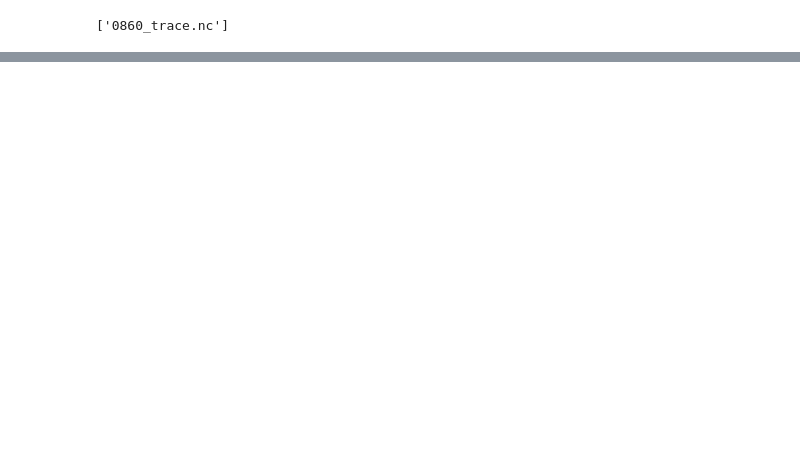
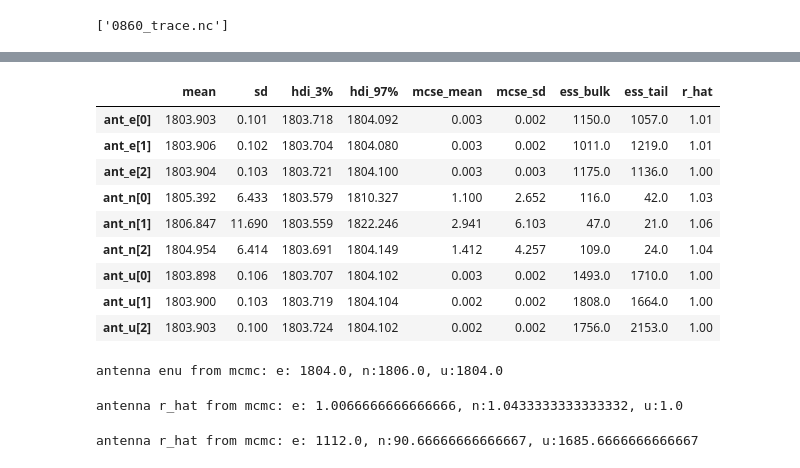
Before and after one commit to KomalKaur0/eigsep_hrzn_mapping, a Jupyter notebook: notebooks/EIGSEP Image Fit.ipynb, the cells around one changed output, grey strips where cells are left out. Saved outputs shown, nothing was run; the diff lists cells and outputs as text; code cells hidden in the pictures; blank space fills up the shorter version.

```diff
--- a/notebooks/EIGSEP Image Fit.ipynb
+++ b/notebooks/EIGSEP Image Fit.ipynb
@@ -316,0 +333,41 @@ NameError: name 'terrain_plot' is not defined
+# %%
+summary = arviz.summary(posterior)
+summary
+# %% [output]
+|  | mean | sd | hdi_3% | hdi_97% | mcse_mean | mcse_sd | ess_bulk | ess_tail | r_hat |
+| ant_e[0] | 1803.903 | 0.101 | 1803.718 | 1804.092 | 0.003 | 0.002 | 1150.0 | 1057.0 | 1.01 |
+| ant_e[1] | 1803.906 | 0.102 | 1803.704 | 1804.080 | 0.003 | 0.002 | 1011.0 | 1219.0 | 1.01 |
+| ant_e[2] | 1803.904 | 0.103 | 1803.721 | 1804.100 | 0.003 | 0.003 | 1175.0 | 1136.0 | 1.00 |
+| ant_n[0] | 1805.392 | 6.433 | 1803.579 | 1810.327 | 1.100 | 2.652 | 116.0 | 42.0 | 1.03 |
+| ant_n[1] | 1806.847 | 11.690 | 1803.559 | 1822.246 | 2.941 | 6.103 | 47.0 | 21.0 | 1.06 |
+| ant_n[2] | 1804.954 | 6.414 | 1803.691 | 1804.149 | 1.412 | 4.257 | 109.0 | 24.0 | 1.04 |
+| ant_u[0] | 1803.898 | 0.106 | 1803.707 | 1804.102 | 0.003 | 0.002 | 1493.0 | 1710.0 | 1.00 |
+| ant_u[1] | 1803.900 | 0.103 | 1803.719 | 1804.104 | 0.002 | 0.002 | 1808.0 | 1664.0 | 1.00 |
+| ant_u[2] | 1803.903 | 0.100 | 1803.724 | 1804.102 | 0.002 | 0.002 | 1756.0 | 2153.0 | 1.00 |
+# %%
+avgs = summary['mean']
+mean_ant_e = np.mean([avgs['ant_e[0]'], avgs['ant_e[1]'], avgs['ant_e[2]']])
+mean_ant_n = np.mean([avgs['ant_n[0]'], avgs['ant_n[1]'], avgs['ant_n[2]']])
+mean_ant_u = np.mean([avgs['ant_u[0]'], avgs['ant_u[1]'], avgs['ant_u[2]']])
+
+print(f'antenna enu from mcmc: e: {np.round(mean_ant_e)}, n:{np.round(mean_ant_n)}, u:{np.round(mean_ant_u)}')
+# %% [output]
+antenna enu from mcmc: e: 1804.0, n:1806.0, u:1804.0
+# %%
+avgs = summary['r_hat']
+mean_r_hat_e = np.mean([avgs['ant_e[0]'], avgs['ant_e[1]'], avgs['ant_e[2]']])
+mean_r_hat_n = np.mean([avgs['ant_n[0]'], avgs['ant_n[1]'], avgs['ant_n[2]']])
+mean_r_hat_u = np.mean([avgs['ant_u[0]'], avgs['ant_u[1]'], avgs['ant_u[2]']])
+
+print(f'antenna r_hat from mcmc: e: {mean_r_hat_e}, n:{mean_r_hat_n}, u:{mean_r_hat_u}')
+# %% [output]
+antenna r_hat from mcmc: e: 1.0066666666666666, n:1.0433333333333332, u:1.0
+# %%
+avgs = summary['ess_bulk']
+mean_ess_bulk_e = np.mean([avgs['ant_e[0]'], avgs['ant_e[1]'], avgs['ant_e[2]']])
+mean_ess_bulk_n = np.mean([avgs['ant_n[0]'], avgs['ant_n[1]'], avgs['ant_n[2]']])
+mean_ess_bulk_u = np.mean([avgs['ant_u[0]'], avgs['ant_u[1]'], avgs['ant_u[2]']])
+
+print(f'antenna r_hat from mcmc: e: {mean_ess_bulk_e}, n:{mean_ess_bulk_n}, u:{mean_ess_bulk_u}')
+# %% [output]
+antenna r_hat from mcmc: e: 1112.0, n:90.66666666666667, u:1685.6666666666667
```
Also changed, not shown: parts of 10 cells of this notebook, 1 other file.
